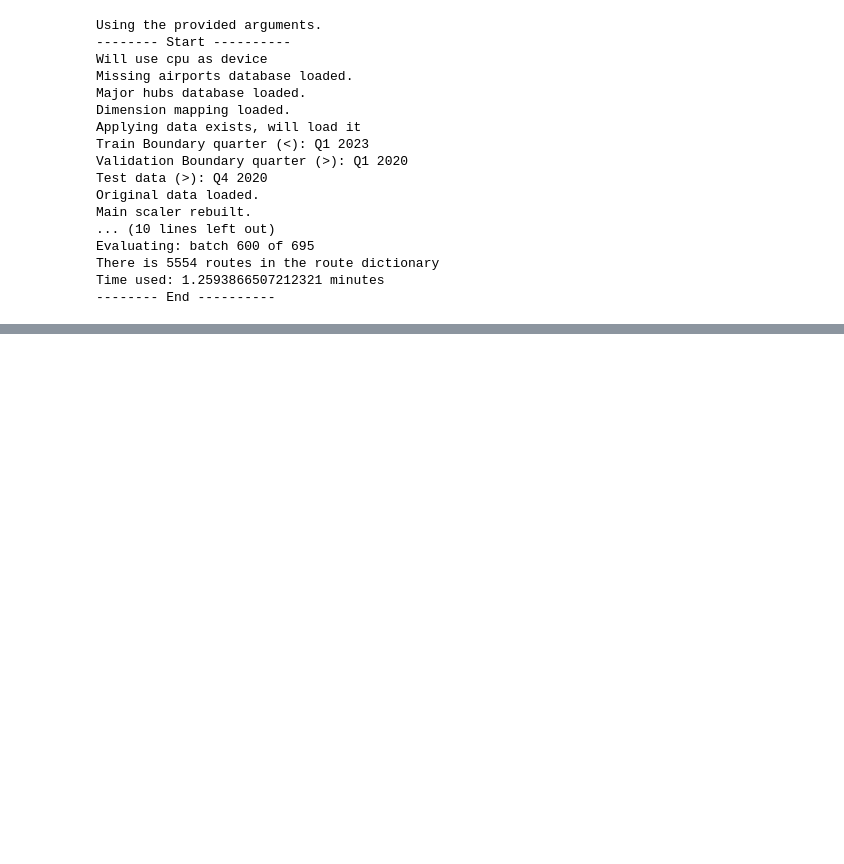
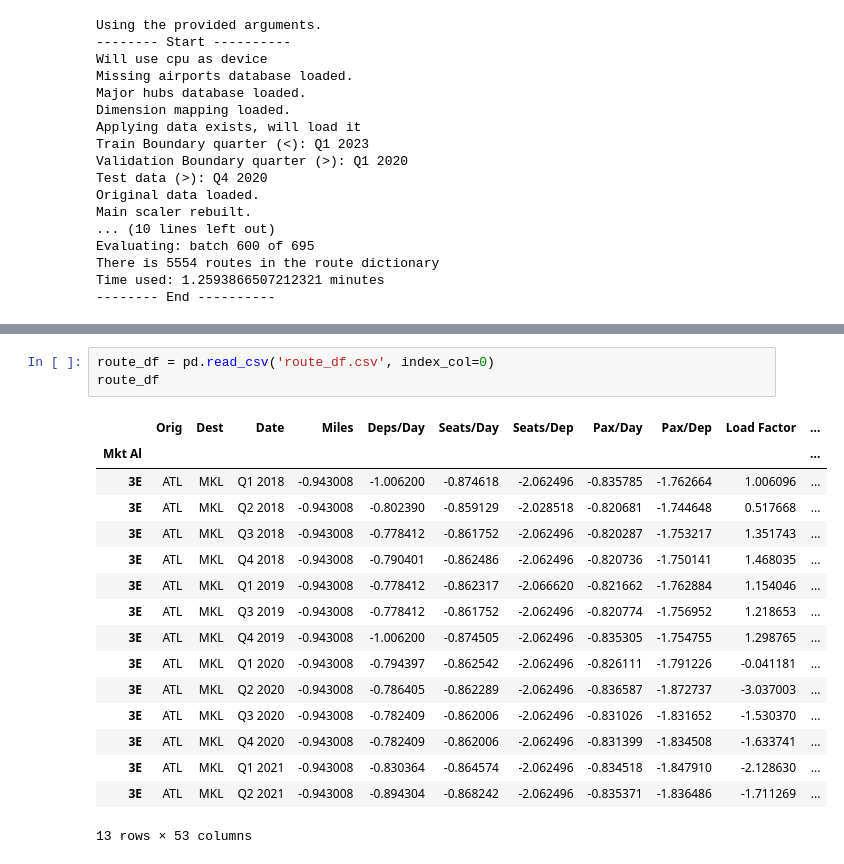
Before and after one commit to benkwhite/PredictSeats, a Jupyter notebook: run.ipynb, the cells around one changed output, grey strips where cells are left out. Saved outputs shown, nothing was run; the diff lists cells and outputs as text; blank space fills up the shorter version.

```diff
--- a/run.ipynb
+++ b/run.ipynb
@@ -386,0 +458,20 @@ Time used: 1.2593866507212321 minutes
+# %%
+route_df = pd.read_csv('route_df.csv', index_col=0)
+route_df
+# %% [output]
+|  | Orig | Dest | Date | Miles | Deps/Day | Seats/Day | Seats/Dep | Pax/Day | Pax/Dep | Load Factor | ... |
+| Mkt Al |  |  |  |  |  |  |  |  |  |  | ... |
+| 3E | ATL | MKL | Q1 2018 | -0.943008 | -1.006200 | -0.874618 | -2.062496 | -0.835785 | -1.762664 | 1.006096 | ... |
+| 3E | ATL | MKL | Q2 2018 | -0.943008 | -0.802390 | -0.859129 | -2.028518 | -0.820681 | -1.744648 | 0.517668 | ... |
+| 3E | ATL | MKL | Q3 2018 | -0.943008 | -0.778412 | -0.861752 | -2.062496 | -0.820287 | -1.753217 | 1.351743 | ... |
+| 3E | ATL | MKL | Q4 2018 | -0.943008 | -0.790401 | -0.862486 | -2.062496 | -0.820736 | -1.750141 | 1.468035 | ... |
+| 3E | ATL | MKL | Q1 2019 | -0.943008 | -0.778412 | -0.862317 | -2.066620 | -0.821662 | -1.762884 | 1.154046 | ... |
+| 3E | ATL | MKL | Q3 2019 | -0.943008 | -0.778412 | -0.861752 | -2.062496 | -0.820774 | -1.756952 | 1.218653 | ... |
+| 3E | ATL | MKL | Q4 2019 | -0.943008 | -1.006200 | -0.874505 | -2.062496 | -0.835305 | -1.754755 | 1.298765 | ... |
+| 3E | ATL | MKL | Q1 2020 | -0.943008 | -0.794397 | -0.862542 | -2.062496 | -0.826111 | -1.791226 | -0.041181 | ... |
+| 3E | ATL | MKL | Q2 2020 | -0.943008 | -0.786405 | -0.862289 | -2.062496 | -0.836587 | -1.872737 | -3.037003 | ... |
+| 3E | ATL | MKL | Q3 2020 | -0.943008 | -0.782409 | -0.862006 | -2.062496 | -0.831026 | -1.831652 | -1.530370 | ... |
+| 3E | ATL | MKL | Q4 2020 | -0.943008 | -0.782409 | -0.862006 | -2.062496 | -0.831399 | -1.834508 | -1.633741 | ... |
+| 3E | ATL | MKL | Q1 2021 | -0.943008 | -0.830364 | -0.864574 | -2.062496 | -0.834518 | -1.847910 | -2.128630 | ... |
+| 3E | ATL | MKL | Q2 2021 | -0.943008 | -0.894304 | -0.868242 | -2.062496 | -0.835371 | -1.836486 | -1.711269 | ... |
+13 rows × 53 columns
```
Also changed, not shown: parts of 4 cells of this notebook, 2 other files.
